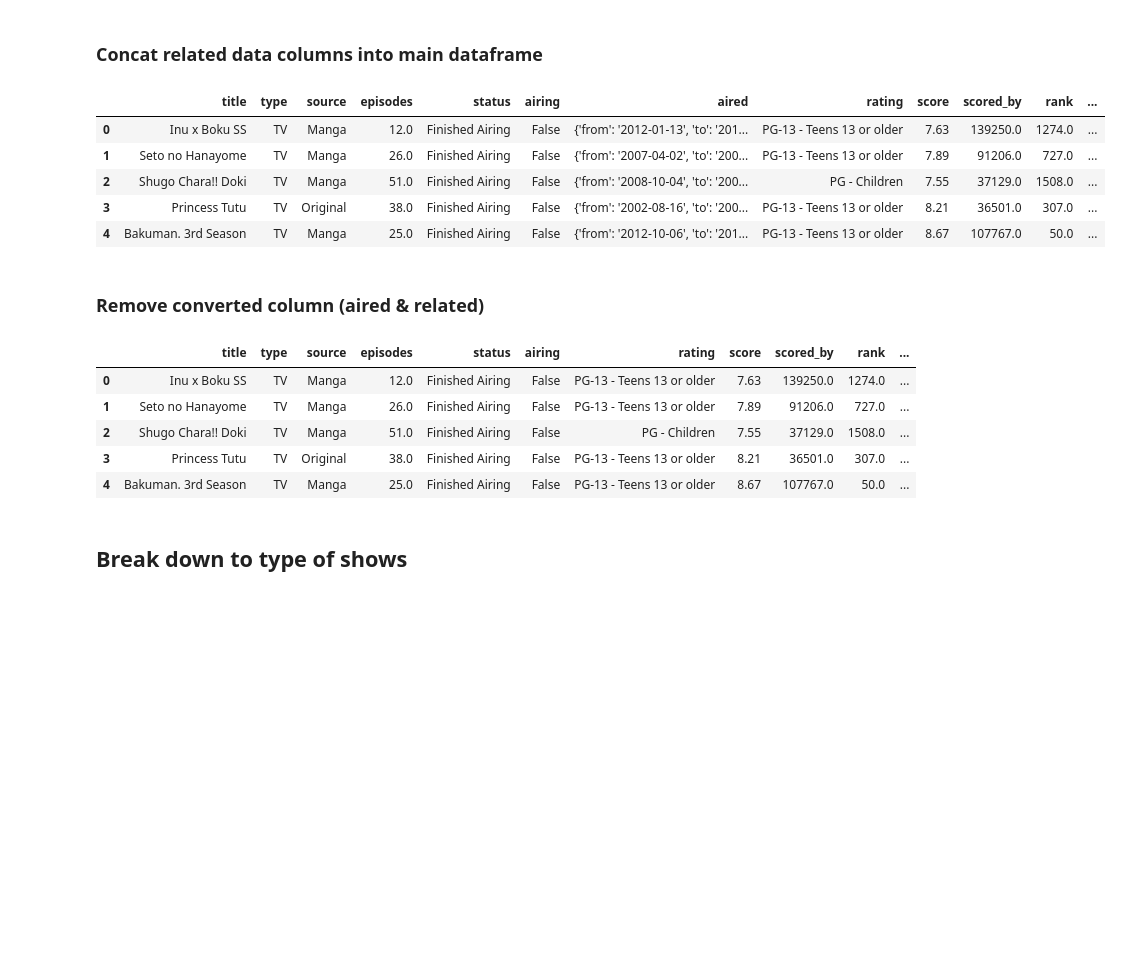
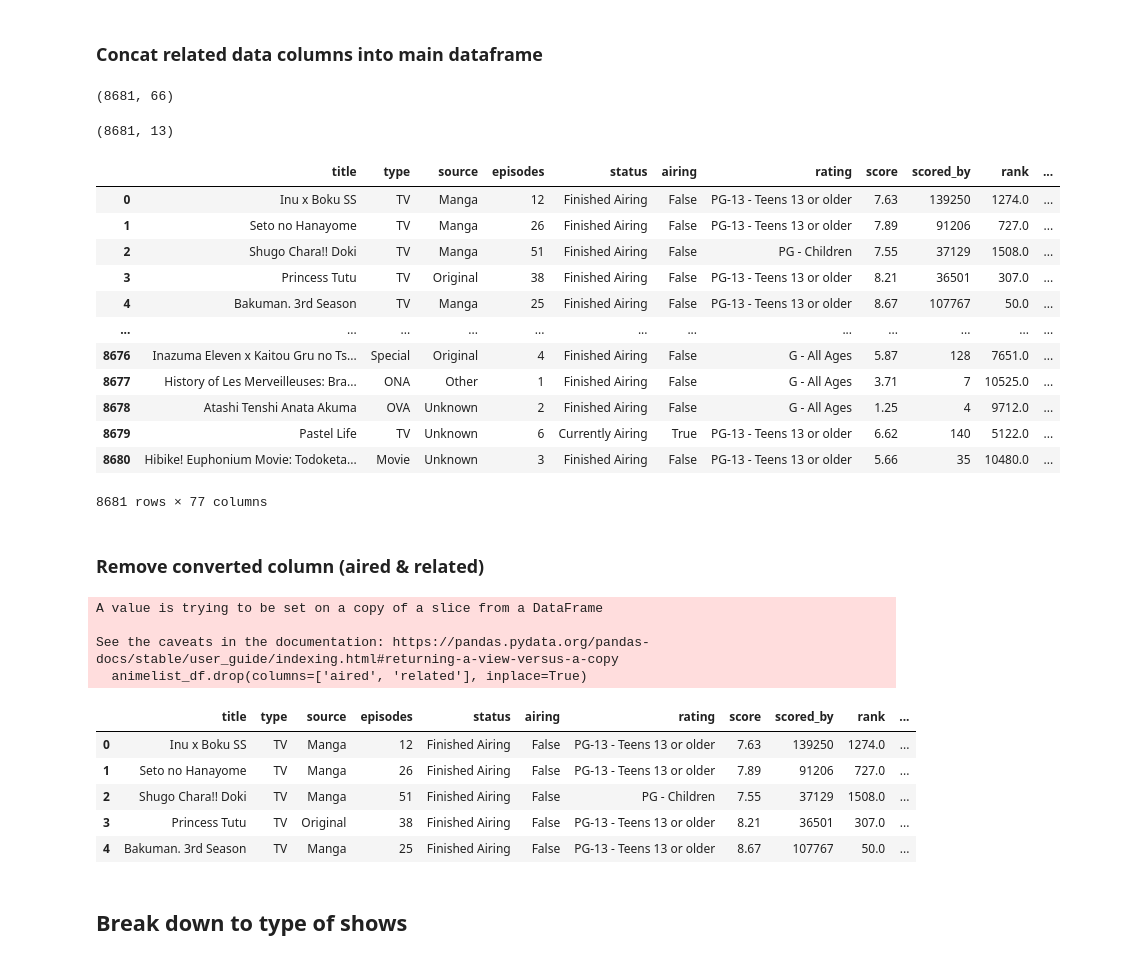
Before and after one commit to TanGuiShan/mini_project, a Jupyter notebook: Data Preparation.ipynb, the cells around one changed output. Cells and saved outputs as stored; diff of their text form; code cells hidden in the pictures; blank space fills up the shorter version.

Commit message:
Fix for related columns
- for some reason exporting and importing before concating fixed the extra empty columns added

```diff
--- a/Data Preparation.ipynb
+++ b/Data Preparation.ipynb
@@ -829,39 +824,61 @@ related_df_separated.head()
 | 4 | Bakuman. 3rd Season | 1450.75 | 1 | 0 | 0 | ... |
 # %% [markdown]
 ### Concat related data columns into main dataframe
+# %%
+animelist_df.shape
+# %% [output]
+(8681, 66)
+# %%
+ related_df_separated.drop(columns=['title']).shape
+# %% [output]
+(8681, 13)
+# %%
+related_df_separated.to_csv('DataSets/Cleaned data/Temp/related.csv', index=False)
+animelist_df.to_csv('DataSets/Cleaned data/Temp/temp_animelist.csv', index=False)
+related_df_separated = pd.read_csv('DataSets/Cleaned data/Temp/related.csv')
+animelist_df = pd.read_csv('DataSets/Cleaned data/Temp/temp_animelist.csv')
 # %%
-#check if columns exits
-if 'Related_title' in related_df_separated.columns:
-    # Drop title column before merging (prevent duplicate columns)
-    related_df_separated = related_df_separated.drop(columns=['Related_title'])
+# Concat back into main df
+animelist_df.reset_index(drop=True)
+related_df_separated.reset_index(drop=True)
+combined_df = pd.concat([animelist_df, related_df_separated.drop(columns=['title']).reset_index(drop=True)], axis='columns')
 
-
-# Concat back into main df
-animelist_df = pd.concat([animelist_df, related_df_separated], axis=1)
-
-# Show all colulmns
+# Show all collumns
 pd.set_option('display.max_columns', None)
-animelist_df.head()
+animelist_df = combined_df
+animelist_df.sh
 # %% [output]
-|  | title | type | source | episodes | status | airing | aired | rating | score | scored_by | rank | ... |
-| 0 | Inu x Boku SS | TV | Manga | 12.0 | Finished Airing | False | {'from': '2012-01-13', 'to': '201... | PG-13 - Teens 13 or older | 7.63 | 139250.0 | 1274.0 | ... |
-| 1 | Seto no Hanayome | TV | Manga | 26.0 | Finished Airing | False | {'from': '2007-04-02', 'to': '200... | PG-13 - Teens 13 or older | 7.89 | 91206.0 | 727.0 | ... |
-| 2 | Shugo Chara!! Doki | TV | Manga | 51.0 | Finished Airing | False | {'from': '2008-10-04', 'to': '200... | PG - Children | 7.55 | 37129.0 | 1508.0 | ... |
-| 3 | Princess Tutu | TV | Original | 38.0 | Finished Airing | False | {'from': '2002-08-16', 'to': '200... | PG-13 - Teens 13 or older | 8.21 | 36501.0 | 307.0 | ... |
-| 4 | Bakuman. 3rd Season | TV | Manga | 25.0 | Finished Airing | False | {'from': '2012-10-06', 'to': '201... | PG-13 - Teens 13 or older | 8.67 | 107767.0 | 50.0 | ... |
+|  | title | type | source | episodes | status | airing | rating | score | scored_by | rank | ... |
+| 0 | Inu x Boku SS | TV | Manga | 12 | Finished Airing | False | PG-13 - Teens 13 or older | 7.63 | 139250 | 1274.0 | ... |
+| 1 | Seto no Hanayome | TV | Manga | 26 | Finished Airing | False | PG-13 - Teens 13 or older | 7.89 | 91206 | 727.0 | ... |
+| 2 | Shugo Chara!! Doki | TV | Manga | 51 | Finished Airing | False | PG - Children | 7.55 | 37129 | 1508.0 | ... |
+| 3 | Princess Tutu | TV | Original | 38 | Finished Airing | False | PG-13 - Teens 13 or older | 8.21 | 36501 | 307.0 | ... |
+| 4 | Bakuman. 3rd Season | TV | Manga | 25 | Finished Airing | False | PG-13 - Teens 13 or older | 8.67 | 107767 | 50.0 | ... |
+| ... | ... | ... | ... | ... | ... | ... | ... | ... | ... | ... | ... |
+| 8676 | Inazuma Eleven x Kaitou Gru no Ts... | Special | Original | 4 | Finished Airing | False | G - All Ages | 5.87 | 128 | 7651.0 | ... |
+| 8677 | History of Les Merveilleuses: Bra... | ONA | Other | 1 | Finished Airing | False | G - All Ages | 3.71 | 7 | 10525.0 | ... |
+| 8678 | Atashi Tenshi Anata Akuma | OVA | Unknown | 2 | Finished Airing | False | G - All Ages | 1.25 | 4 | 9712.0 | ... |
+| 8679 | Pastel Life | TV | Unknown | 6 | Currently Airing | True | PG-13 - Teens 13 or older | 6.62 | 140 | 5122.0 | ... |
+| 8680 | Hibike! Euphonium Movie: Todoketa... | Movie | Unknown | 3 | Finished Airing | False | PG-13 - Teens 13 or older | 5.66 | 35 | 10480.0 | ... |
+8681 rows × 77 columns
 # %% [markdown]
 ### Remove converted column (aired & related)
 # %%
 animelist_df.drop(columns=['aired', 'related'], inplace=True)
+# %% [output]
+A value is trying to be set on a copy of a slice from a DataFrame
+
+See the caveats in the documentation: https://pandas.pydata.org/pandas-docs/stable/user_guide/indexing.html#returning-a-view-versus-a-copy
+  animelist_df.drop(columns=['aired', 'related'], inplace=True)
 # %%
 animelist_df.head()
 # %% [output]
 |  | title | type | source | episodes | status | airing | rating | score | scored_by | rank | ... |
-| 0 | Inu x Boku SS | TV | Manga | 12.0 | Finished Airing | False | PG-13 - Teens 13 or older | 7.63 | 139250.0 | 1274.0 | ... |
-| 1 | Seto no Hanayome | TV | Manga | 26.0 | Finished Airing | False | PG-13 - Teens 13 or older | 7.89 | 91206.0 | 727.0 | ... |
-| 2 | Shugo Chara!! Doki | TV | Manga | 51.0 | Finished Airing | False | PG - Children | 7.55 | 37129.0 | 1508.0 | ... |
-| 3 | Princess Tutu | TV | Original | 38.0 | Finished Airing | False | PG-13 - Teens 13 or older | 8.21 | 36501.0 | 307.0 | ... |
-| 4 | Bakuman. 3rd Season | TV | Manga | 25.0 | Finished Airing | False | PG-13 - Teens 13 or older | 8.67 | 107767.0 | 50.0 | ... |
+| 0 | Inu x Boku SS | TV | Manga | 12 | Finished Airing | False | PG-13 - Teens 13 or older | 7.63 | 139250 | 1274.0 | ... |
+| 1 | Seto no Hanayome | TV | Manga | 26 | Finished Airing | False | PG-13 - Teens 13 or older | 7.89 | 91206 | 727.0 | ... |
+| 2 | Shugo Chara!! Doki | TV | Manga | 51 | Finished Airing | False | PG - Children | 7.55 | 37129 | 1508.0 | ... |
+| 3 | Princess Tutu | TV | Original | 38 | Finished Airing | False | PG-13 - Teens 13 or older | 8.21 | 36501 | 307.0 | ... |
+| 4 | Bakuman. 3rd Season | TV | Manga | 25 | Finished Airing | False | PG-13 - Teens 13 or older | 8.67 | 107767 | 50.0 | ... |
 # %% [markdown]
 ## Break down to type of shows
 # %%
```
Also changed, not shown: parts of 8 cells of this notebook, 4 other files.
